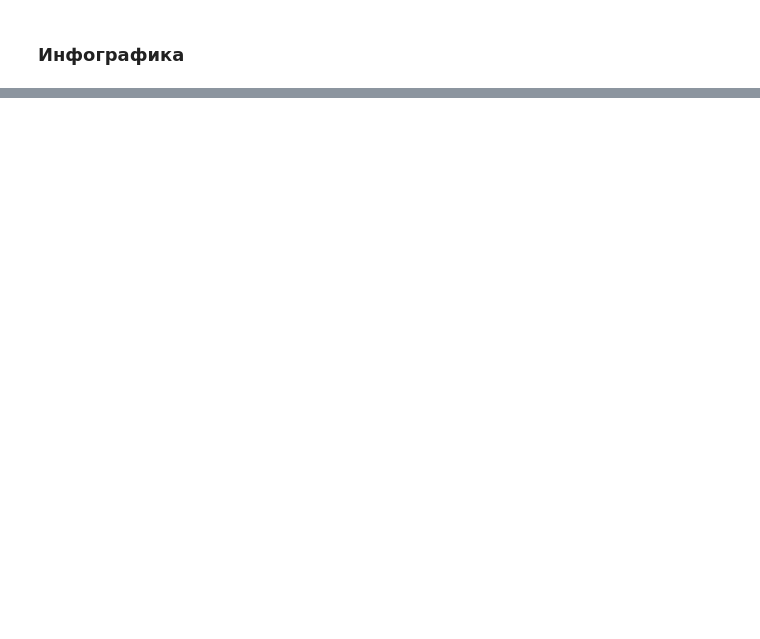
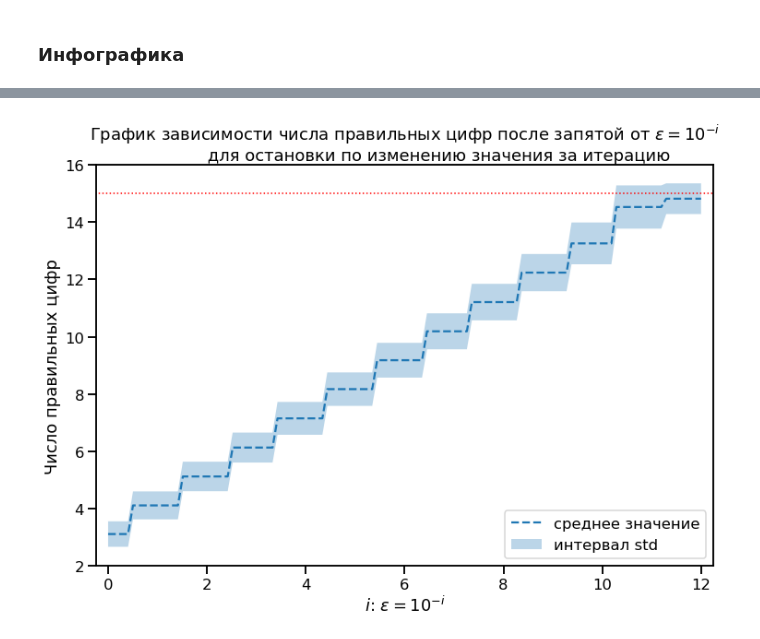
Before and after one commit to alexey-grigorev/Comp_Math, a Jupyter notebook: task_2.ipynb, the cells around one changed output, grey strips where cells are left out. Drawn from its saved outputs; the diff is of its cells as text; code cells hidden in the pictures; blank space fills up the shorter version.

```diff
--- a/task_2.ipynb
+++ b/task_2.ipynb
@@ -164,0 +344,19 @@ _Комментарий:_
+# %%
+xs = np.linspace(0, 12, 120)
+ys = [x[0] for x in delta_coincides]
+top_border = [x[0] + x[1] for x in delta_coincides]
+low_border = list(reversed([x[0] - x[1] for x in delta_coincides]))
+
+plt.figure(figsize=(12, 8))
+plt.ylim((2, 16))
+plt.xlim((-0.25, 12.25))
+plt.xlabel('$i$: $\epsilon=10^{-i}$')
+plt.ylabel('Число правильных цифр')
+plt.title('''График зависимости числа правильных цифр после запятой от $\epsilon=10^{-i}$
+             для остановки по изменению значения за итерацию''')
+plt.plot(xs, ys, linestyle='--', label='среднее значение');
+plt.plot([-1, 13], [15, 15], ':', c='red', lw=1.5)
+plt.fill(list(xs)+list(reversed(xs)), top_border+low_border, alpha=0.3, label='интервал std');
+plt.legend();
+# %% [output]
+[figure, added]
```
Also changed, not shown: parts of 45 cells of this notebook.
